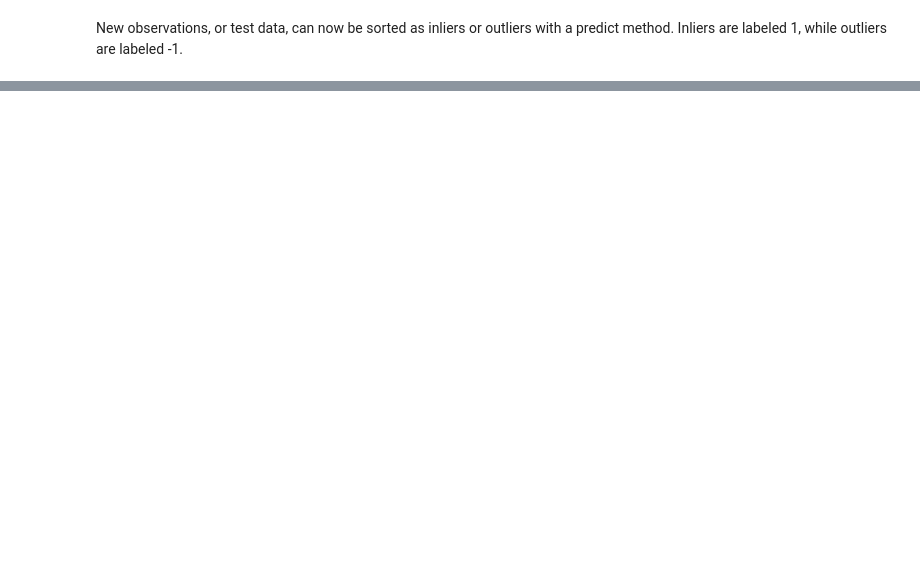
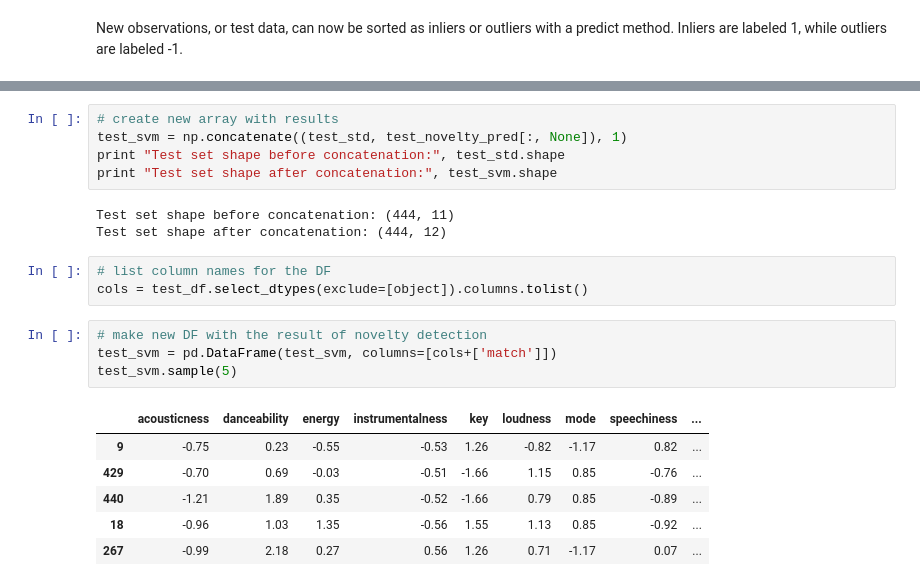
Before and after one commit to medennikova/itunes-music-analysis, a Jupyter notebook: 04_Novelty_detection.ipynb, the cells around one changed output, grey strips where cells are left out. Cells and saved outputs as stored; diff of their text form; blank space fills up the shorter version.

```diff
--- a/04_Novelty_detection.ipynb
+++ b/04_Novelty_detection.ipynb
@@ -85,0 +187,22 @@ print ("Number of tracks that match the training set: {0}."
+# %%
+# create new array with results
+test_svm = np.concatenate((test_std, test_novelty_pred[:, None]), 1)
+print "Test set shape before concatenation:", test_std.shape
+print "Test set shape after concatenation:", test_svm.shape
+# %% [output]
+Test set shape before concatenation: (444, 11)
+Test set shape after concatenation: (444, 12)
+# %%
+# list column names for the DF
+cols = test_df.select_dtypes(exclude=[object]).columns.tolist()
+# %%
+# make new DF with the result of novelty detection
+test_svm = pd.DataFrame(test_svm, columns=[cols+['match']])
+test_svm.sample(5)
+# %% [output]
+|  | acousticness | danceability | energy | instrumentalness | key | loudness | mode | speechiness | ... |
+| 9 | -0.75 | 0.23 | -0.55 | -0.53 | 1.26 | -0.82 | -1.17 | 0.82 | ... |
+| 429 | -0.70 | 0.69 | -0.03 | -0.51 | -1.66 | 1.15 | 0.85 | -0.76 | ... |
+| 440 | -1.21 | 1.89 | 0.35 | -0.52 | -1.66 | 0.79 | 0.85 | -0.89 | ... |
+| 18 | -0.96 | 1.03 | 1.35 | -0.56 | 1.55 | 1.13 | 0.85 | -0.92 | ... |
+| 267 | -0.99 | 2.18 | 0.27 | 0.56 | 1.26 | 0.71 | -1.17 | 0.07 | ... |
```
Also changed, not shown: parts of 32 cells of this notebook, 4 other files.
